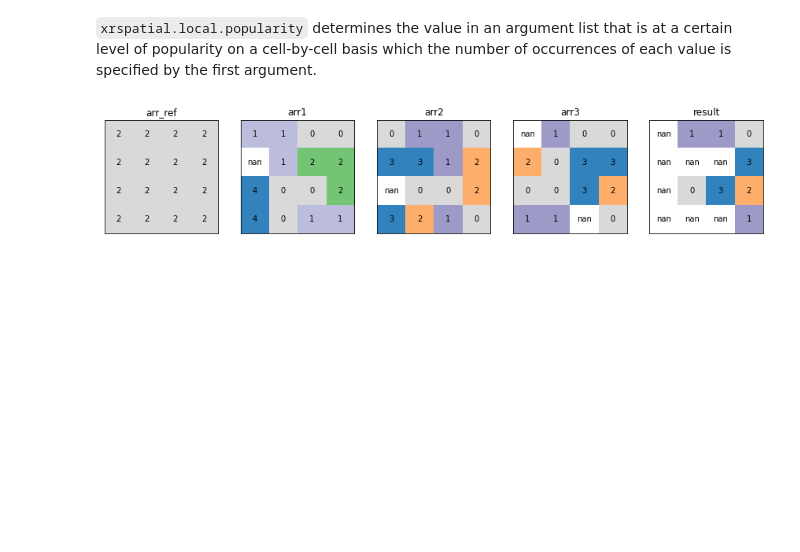
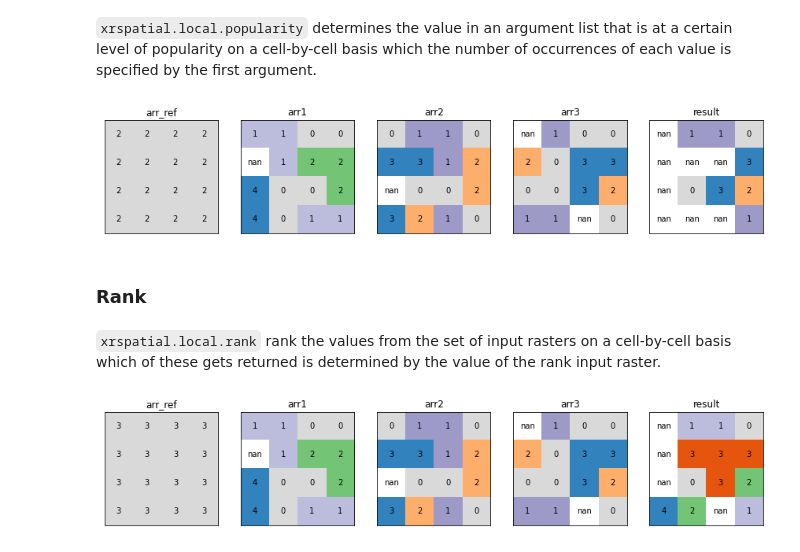
Before and after one commit to makepath/xarray-spatial, a Jupyter notebook: examples/local-tools.ipynb, the cells around one changed output. Cells and saved outputs as stored; diff of their text form; code cells hidden in the pictures; blank space fills up the shorter version.

Commit message:
add rank function to local-tools notebook

```diff
--- a/examples/local-tools.ipynb
+++ b/examples/local-tools.ipynb
@@ -213,3 +213,31 @@ plot_arrays(
 )
 # %% [output]
 [figure]
+# %% [markdown]
+### Rank
+# %% [markdown]
+`xrspatial.local.rank` rank the values from the set of input rasters on a cell-by-cell basis which of these gets returned is determined by the value of the rank input raster.
+# %%
+from xrspatial.local import rank
+
+arr = xr.DataArray([[3, 3, 3, 3],
+                    [3, 3, 3, 3],
+                    [3, 3, 3, 3],
+                    [3, 3, 3, 3]], name='arr')
+
+input_ds = xr.merge([arr, raster_ds])
+
+result_arr = rank(input_ds, 'arr')
+
+plot_arrays(
+    [
+        input_ds['arr'],
+        input_ds['arr1'],
+        input_ds['arr2'],
+        input_ds['arr3'],
+        result_arr,
+    ],
+    ['arr_ref', 'arr1', 'arr2', 'arr3', 'result']
+)
+# %% [output]
+[figure, added]
```
